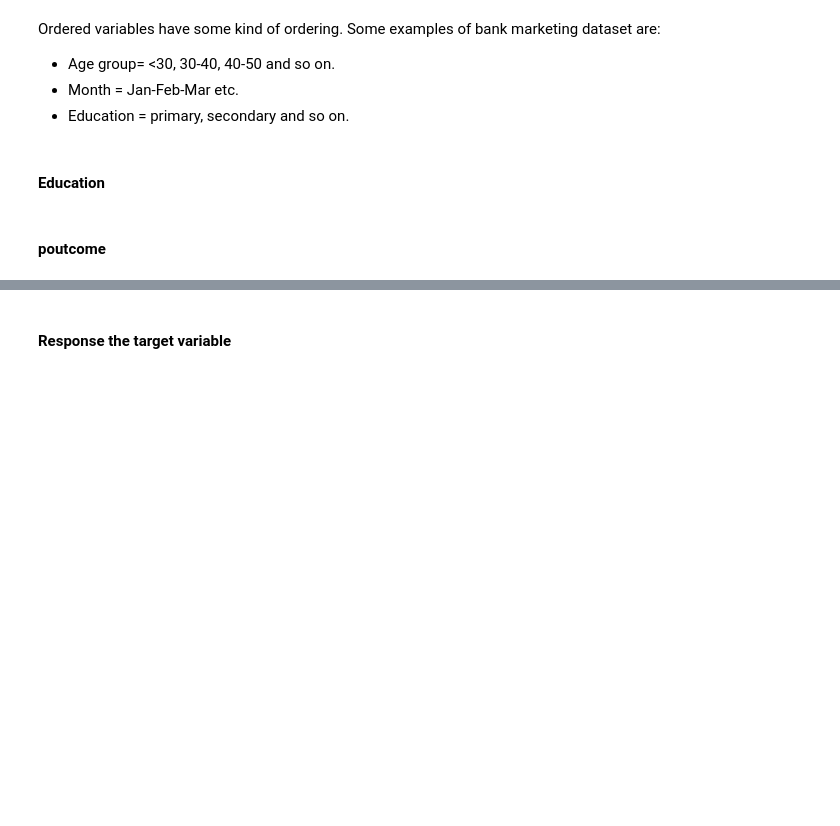
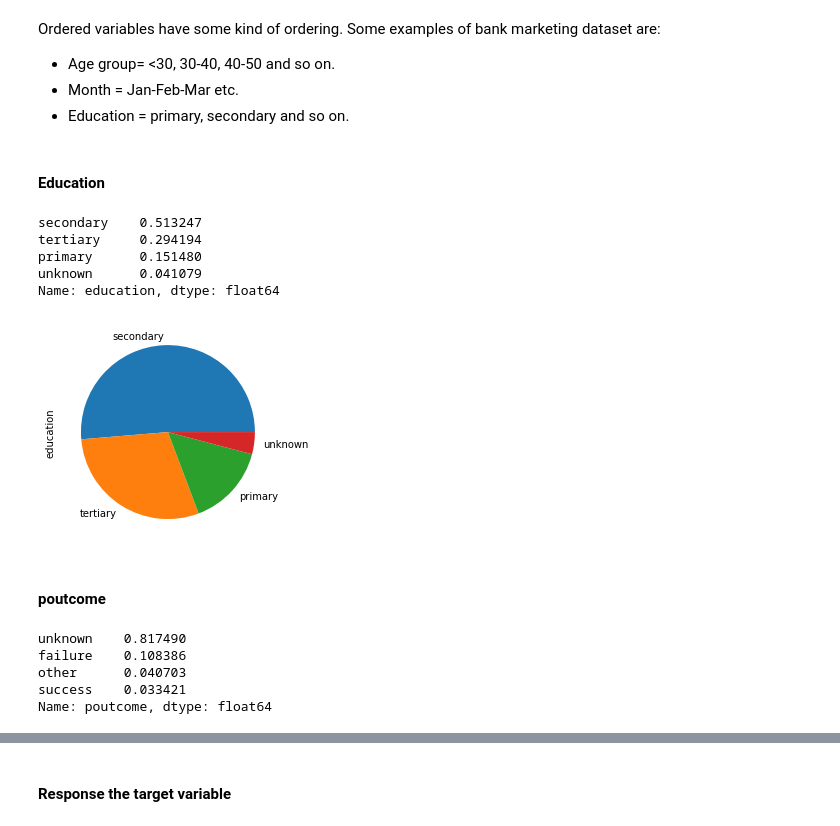
Before and after one commit to deepak7meher/machine-learning, a Jupyter notebook: Bank+Marketing+Campaign.ipynb, the cells around one changed output, grey strips where cells are left out. Cells and saved outputs as stored; diff of their text form; code cells hidden in the pictures; blank space fills up the shorter version.

```diff
--- a/Bank+Marketing+Campaign.ipynb
+++ b/Bank+Marketing+Campaign.ipynb
@@ -510,9 +539,27 @@ Ordered variables have some kind of ordering. Some examples of bank marketing da
 #### Education
 # %%
 #calculate the percentage of each education category.
+inp0.education.value_counts(normalize=True)
+# %% [output]
+secondary    0.513247
+tertiary     0.294194
+primary      0.151480
+unknown      0.041079
+Name: education, dtype: float64
 # %%
 #plot the pie chart of education categories
+inp0.education.value_counts(normalize=True).plot.pie()
+plt.show()
+# %% [output]
+[figure, added]
 # %% [markdown]
 #### poutcome
 # %%
 #calculate the percentage of each poutcome category.
+inp0.poutcome.value_counts(normalize=True)
+# %% [output]
+unknown    0.817490
+failure    0.108386
+other      0.040703
+success    0.033421
+Name: poutcome, dtype: float64
```
Also changed, not shown: parts of 26 cells of this notebook.
